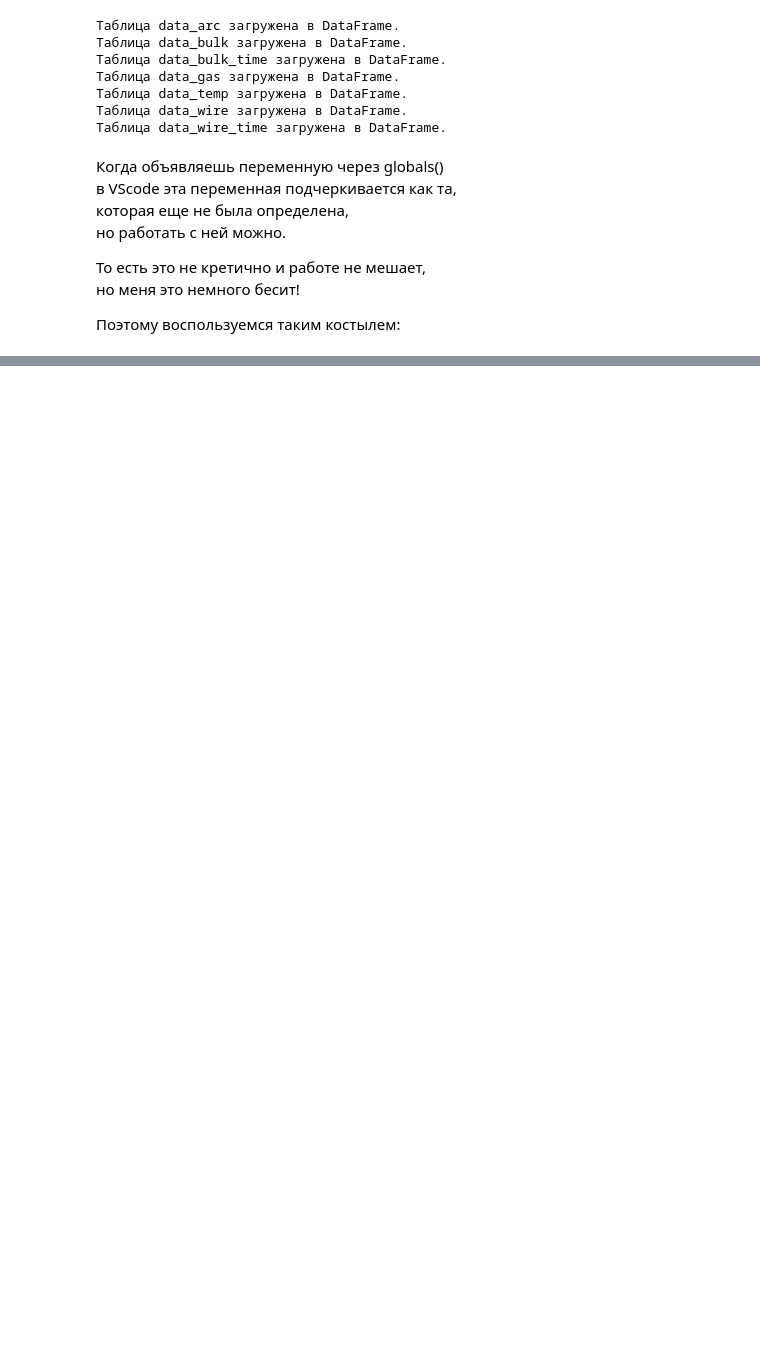
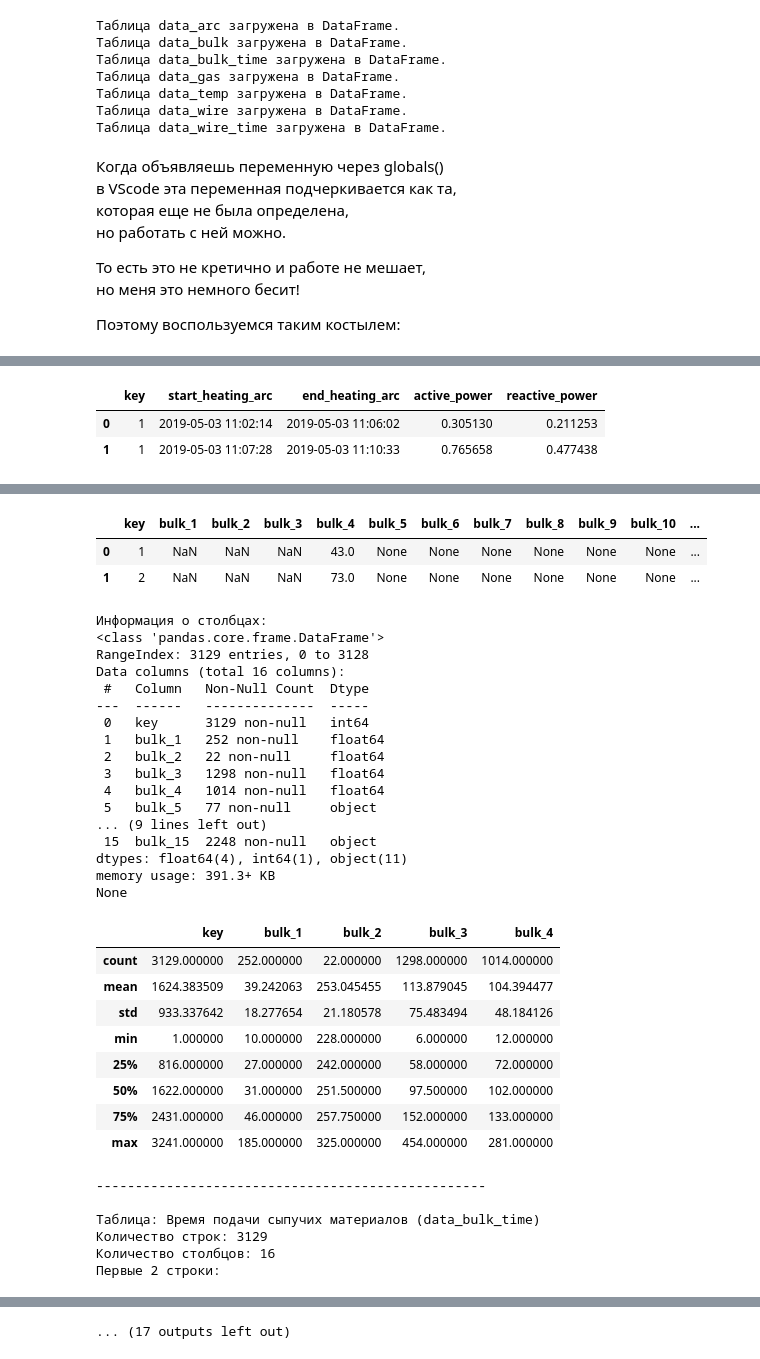
Before and after one commit to EPrutskoy/EPrutskoy, a Jupyter notebook: steel_temp_prediction/1d4c36b2-5168-4ae1-b314-a56a8d5214b9.ipynb, the cells around one changed output, grey strips where cells are left out. Drawn from its saved outputs; the diff is of its cells as text; code cells hidden in the pictures; blank space fills up the shorter version.

```diff
--- a/steel_temp_prediction/1d4c36b2-5168-4ae1-b314-a56a8d5214b9.ipynb
+++ b/steel_temp_prediction/1d4c36b2-5168-4ae1-b314-a56a8d5214b9.ipynb
@@ -316,15 +280,0 @@ for table_name in metadata.tables:
-# %%
-# Функция для вывода первых нескольких строк из таблицы
-def print_first_rows(table, num_rows=5):
-    with engine.connect() as connection:
-        stmt = select(table).limit(num_rows)  # Передаем объект table напрямую в select()
-        result = connection.execute(stmt)
-        rows = result.fetchall()
-        print(f"\nТаблица: {table.name}")
-        for row in rows:
-            print(row)
-
-# Перебор всех таблиц в базе данных
-for table_name in metadata.tables:
-    table = metadata.tables[table_name]
-    print_first_rows(table, num_rows=2)  # Выводим первые две строки из каждой таблицы
@@ -388,0 +408,25 @@ print(data_bulk.head())  # Вывод первых 5 строк таблицы d
+# %%
+# Словарь с названиями таблиц
+table_names_dict = {
+    'data_arc': 'Данные о дуговом нагреве',
+    'data_bulk': 'Данные о сыпучих материалах',
+    'data_bulk_time': 'Время подачи сыпучих материалов',
+    'data_gas': 'Данные о продувке газом',
+    'data_temp': 'Данные о температуре',
+    'data_wire': 'Данные о проволочных материалах',
+    'data_wire_time': 'Время подачи проволочных материалов'
+}
+
+# Первый вгляд на таблицы
+for table_name, rus_name in table_names_dict.items():
+    df = globals()[table_name]
+    print(f"\nТаблица: {rus_name} ({table_name})")
+    print(f"Количество строк: {df.shape[0]}")
+    print(f"Количество столбцов: {df.shape[1]}")
+    print("Первые 2 строки:")
+    display(df.head(2))
+    print("Информация о столбцах:")
+    print(df.info())
+    display(df.describe())
+    print("-" * 50)
+# %% [output]
@@ -388,0 +437,3 @@ print(data_bulk.head())  # Вывод первых 5 строк таблицы d
+|  | key | start_heating_arc | end_heating_arc | active_power | reactive_power |
+| 0 | 1 | 2019-05-03 11:02:14 | 2019-05-03 11:06:02 | 0.305130 | 0.211253 |
+| 1 | 1 | 2019-05-03 11:07:28 | 2019-05-03 11:10:33 | 0.765658 | 0.477438 |
@@ -388,0 +469,35 @@ print(data_bulk.head())  # Вывод первых 5 строк таблицы d
+|  | key | bulk_1 | bulk_2 | bulk_3 | bulk_4 | bulk_5 | bulk_6 | bulk_7 | bulk_8 | bulk_9 | bulk_10 | ... |
+| 0 | 1 | NaN | NaN | NaN | 43.0 | None | None | None | None | None | None | ... |
+| 1 | 2 | NaN | NaN | NaN | 73.0 | None | None | None | None | None | None | ... |
+Информация о столбцах:
+<class 'pandas.core.frame.DataFrame'>
+RangeIndex: 3129 entries, 0 to 3128
+Data columns (total 16 columns):
+ #   Column   Non-Null Count  Dtype
+---  ------   --------------  -----
+ 0   key      3129 non-null   int64
+ 1   bulk_1   252 non-null    float64
+ 2   bulk_2   22 non-null     float64
+ 3   bulk_3   1298 non-null   float64
+ 4   bulk_4   1014 non-null   float64
+ 5   bulk_5   77 non-null     object
+... (9 lines left out)
+ 15  bulk_15  2248 non-null   object
+dtypes: float64(4), int64(1), object(11)
+memory usage: 391.3+ KB
+None
+|  | key | bulk_1 | bulk_2 | bulk_3 | bulk_4 |
+| count | 3129.000000 | 252.000000 | 22.000000 | 1298.000000 | 1014.000000 |
+| mean | 1624.383509 | 39.242063 | 253.045455 | 113.879045 | 104.394477 |
+| std | 933.337642 | 18.277654 | 21.180578 | 75.483494 | 48.184126 |
+| min | 1.000000 | 10.000000 | 228.000000 | 6.000000 | 12.000000 |
+| 25% | 816.000000 | 27.000000 | 242.000000 | 58.000000 | 72.000000 |
+| 50% | 1622.000000 | 31.000000 | 251.500000 | 97.500000 | 102.000000 |
+| 75% | 2431.000000 | 46.000000 | 257.750000 | 152.000000 | 133.000000 |
+| max | 3241.000000 | 185.000000 | 325.000000 | 454.000000 | 281.000000 |
+--------------------------------------------------
+
+Таблица: Время подачи сыпучих материалов (data_bulk_time)
+Количество строк: 3129
+Количество столбцов: 16
+Первые 2 строки:
@@ -388,0 +533 @@ print(data_bulk.head())  # Вывод первых 5 строк таблицы d
+... (17 outputs left out)
```
Also changed, not shown: parts of 16 cells of this notebook, 1 other file.
